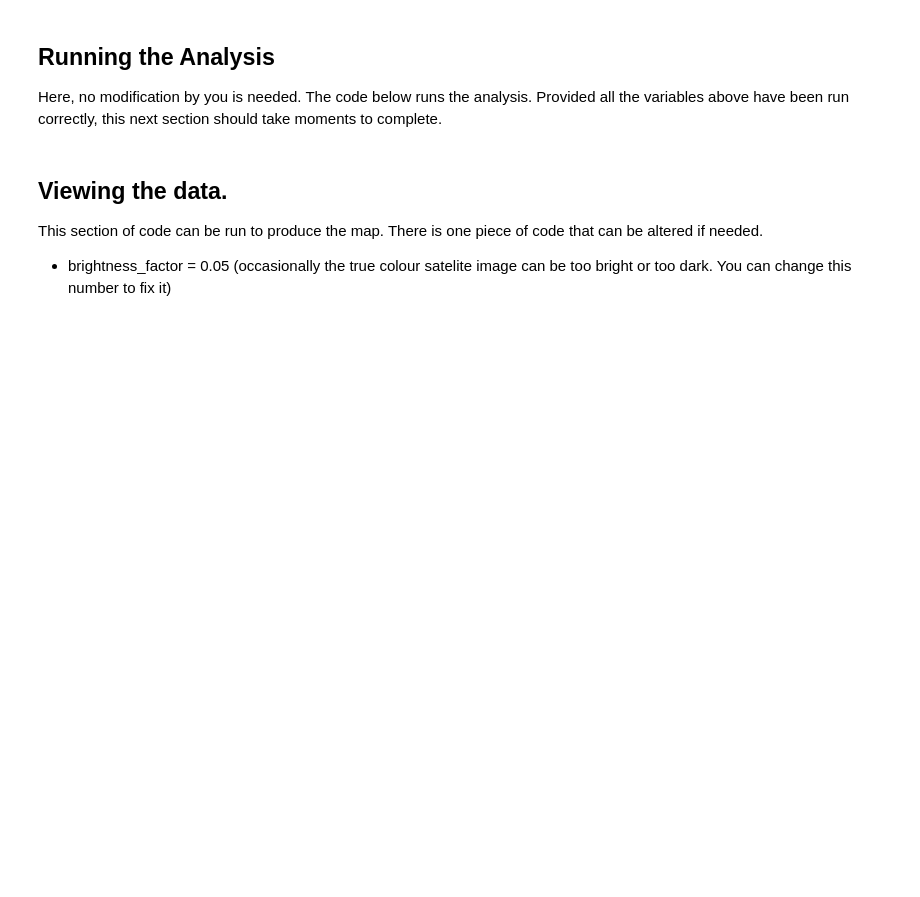
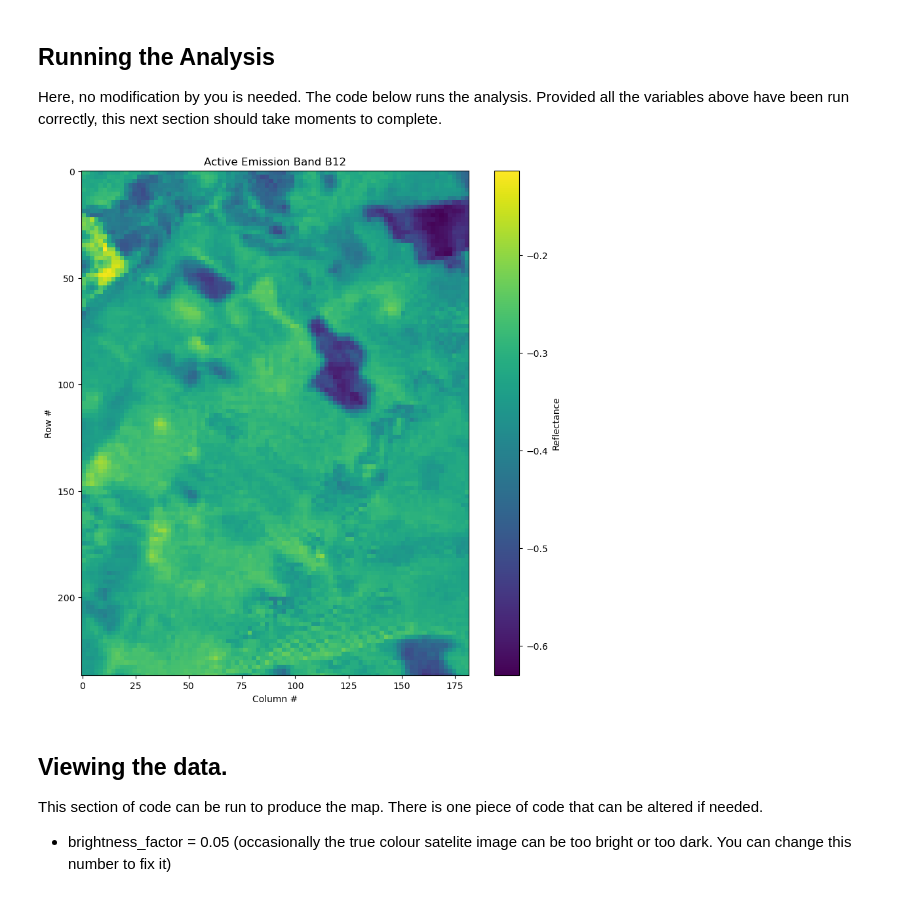
Before and after one commit to zelcon01/Landfill_Atmospheric_Gas_Monitor_Tools, a Jupyter notebook: Sentinel 2 CH4 Multi-Band-Multi-Pass.ipynb, the cells around one changed output. Drawn from its saved outputs; the diff is of its cells as text; code cells hidden in the pictures; blank space fills up the shorter version.

```diff
--- a/Sentinel 2 CH4 Multi-Band-Multi-Pass.ipynb
+++ b/Sentinel 2 CH4 Multi-Band-Multi-Pass.ipynb
@@ -315,3 +318,16 @@ frac_change = active_frac_change - no_frac_change
+# %%
+
+
+# Plotting the active B11 band
+plt.figure(figsize=(10, 10))
+plt.imshow(active_frac_change_cropped, cmap='viridis')  # You can choose any colormap you prefer
+plt.colorbar(label='Reflectance')
+plt.title('Active Emission Band B12')
+plt.xlabel('Column #')
+plt.ylabel('Row #')
+plt.show()
+# %% [output]
+[figure, added]
 # %% [markdown]
 ## Viewing the data.
 
```
Also changed, not shown: parts of 10 cells of this notebook, 2 other files.
